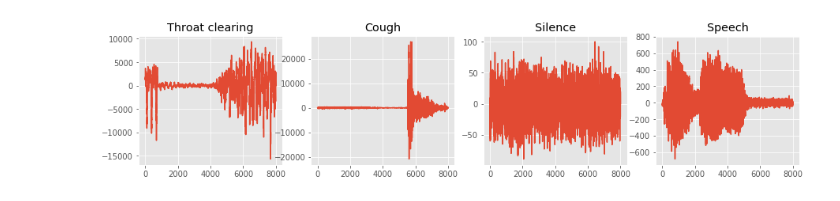
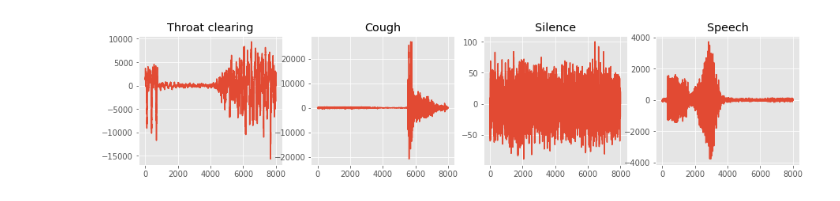
Before and after one commit to sspathak/SocialSafety, a Jupyter notebook: ML/filter_visualization.ipynb, the cells around one changed output. Cells and saved outputs as stored; diff of their text form; code cells hidden in the pictures.

```diff
--- a/ML/filter_visualization.ipynb
+++ b/ML/filter_visualization.ipynb
@@ -16,35 +17,35 @@ matplotlib.style.use('ggplot')
 # Plot audio waveform
 
 filename_array = ["../CSVs/cough-data-throatclearing-3.csv",
                   "../CSVs/cough-data-cough-7.csv",
                   "../CSVs/cough-data-silence-0.csv",
-                  "../CSVs/cough-data-speech-1.csv",
+                  "../CSVs/cough-data-speech-10.csv",
                  ]
 file_array_array = []
 for file in filename_array:
     file_as_array = np.genfromtxt(file, delimiter=",")
     file_array_array.append(file_as_array[:,1:])
 
 fig1 = plt.figure(figsize=(15, 3))
 ax1 = fig1.add_subplot(141)
 ax2 = fig1.add_subplot(142)
 ax3 = fig1.add_subplot(143)
 ax4 = fig1.add_subplot(144)
 ax1.title.set_text("Throat clearing")
 ax2.title.set_text("Cough")
 ax3.title.set_text("Silence")
 ax4.title.set_text("Speech")
 
 axes = [ax1, ax2, ax3, ax4]
 count = 0
 
 count = 0
 for fil_arr in file_array_array:
     axes[count].plot(range(len(fil_arr[7])), fil_arr[7])
     count +=1
 plt.show()
 # %% [output]
-[figure, old version]
+[figure, new version]
 # %%
 #Plot MFCC
 
```
Also changed, not shown: parts of 9 cells of this notebook, 4 other files.
